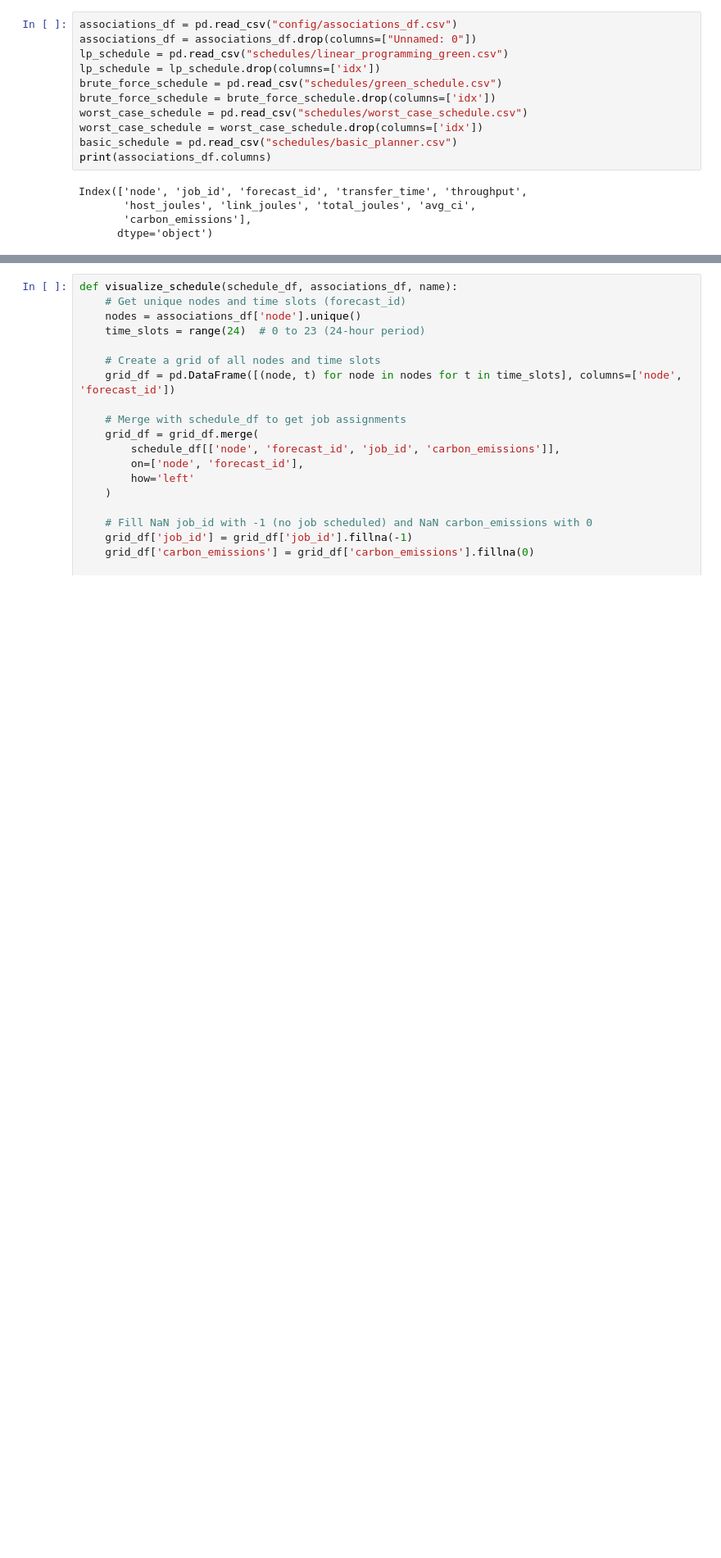
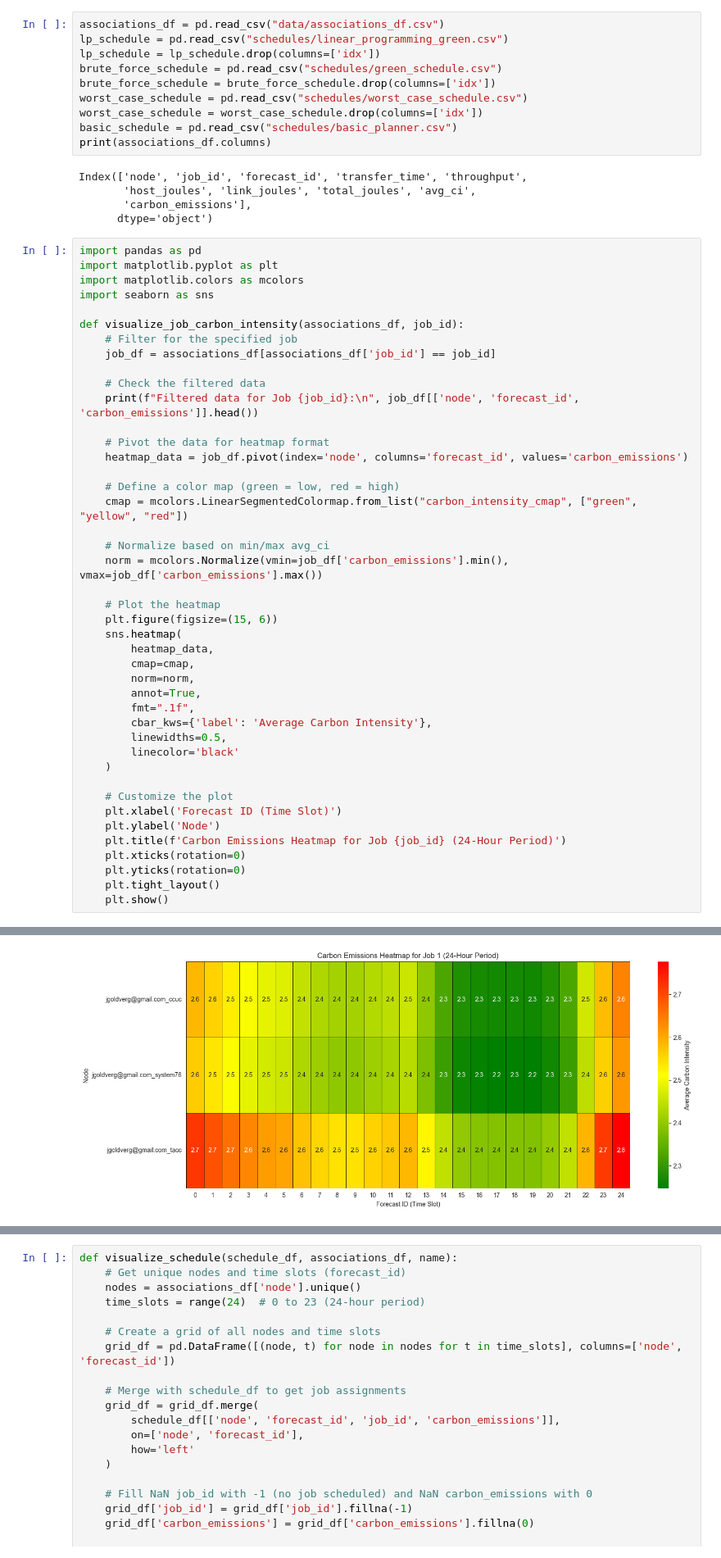
Before and after one commit to jgoldverg/GreenTransferScheduler, a Jupyter notebook: visualize_jobs.ipynb, the cells around one changed output, grey strips where cells are left out. Shown at 82% size. Saved outputs shown, nothing was run; the diff lists cells and outputs as text; blank space fills up the shorter version.

Commit message:
checkpointing the algo implementation

```diff
--- a/visualize_jobs.ipynb
+++ b/visualize_jobs.ipynb
@@ -5,8 +5,7 @@ import matplotlib.pyplot as plt
 import matplotlib.colors as mcolors
 import seaborn as sns
 # %%
-associations_df = pd.read_csv("config/associations_df.csv")
-associations_df = associations_df.drop(columns=["Unnamed: 0"])
+associations_df = pd.read_csv("data/associations_df.csv")
 lp_schedule = pd.read_csv("schedules/linear_programming_green.csv")
 lp_schedule = lp_schedule.drop(columns=['idx'])
 brute_force_schedule = pd.read_csv("schedules/green_schedule.csv")
@@ -20,3 +19,47 @@ Index(['node', 'job_id', 'forecast_id', 'transfer_time', 'throughput',
        'host_joules', 'link_joules', 'total_joules', 'avg_ci',
        'carbon_emissions'],
       dtype='object')
+# %%
+import pandas as pd
+import matplotlib.pyplot as plt
+import matplotlib.colors as mcolors
+import seaborn as sns
+
+def visualize_job_carbon_intensity(associations_df, job_id):
+    # Filter for the specified job
+    job_df = associations_df[associations_df['job_id'] == job_id]
+
+    # Check the filtered data
+    print(f"Filtered data for Job {job_id}:\n", job_df[['node', 'forecast_id', 'carbon_emissions']].head())
+
+    # Pivot the data for heatmap format
+    heatmap_data = job_df.pivot(index='node', columns='forecast_id', values='carbon_emissions')
+
+    # Define a color map (green = low, red = high)
+    cmap = mcolors.LinearSegmentedColormap.from_list("carbon_intensity_cmap", ["green", "yellow", "red"])
+
+    # Normalize based on min/max avg_ci
+    norm = mcolors.Normalize(vmin=job_df['carbon_emissions'].min(), vmax=job_df['carbon_emissions'].max())
+
+    # Plot the heatmap
+    plt.figure(figsize=(15, 6))
+    sns.heatmap(
+        heatmap_data,
+        cmap=cmap,
+        norm=norm,
+        annot=True,
+        fmt=".1f",
+        cbar_kws={'label': 'Average Carbon Intensity'},
+        linewidths=0.5,
+        linecolor='black'
+    )
+
+    # Customize the plot
+    plt.xlabel('Forecast ID (Time Slot)')
+    plt.ylabel('Node')
+    plt.title(f'Carbon Emissions Heatmap for Job {job_id} (24-Hour Period)')
+    plt.xticks(rotation=0)
+    plt.yticks(rotation=0)
+    plt.tight_layout()
+    plt.show()
+# %% [output]
@@ -22,0 +73 @@ Index(['node', 'job_id', 'forecast_id', 'transfer_time', 'throughput',
+[figure, added]
```
Also changed, not shown: parts of 4 cells of this notebook, 30 other files.
